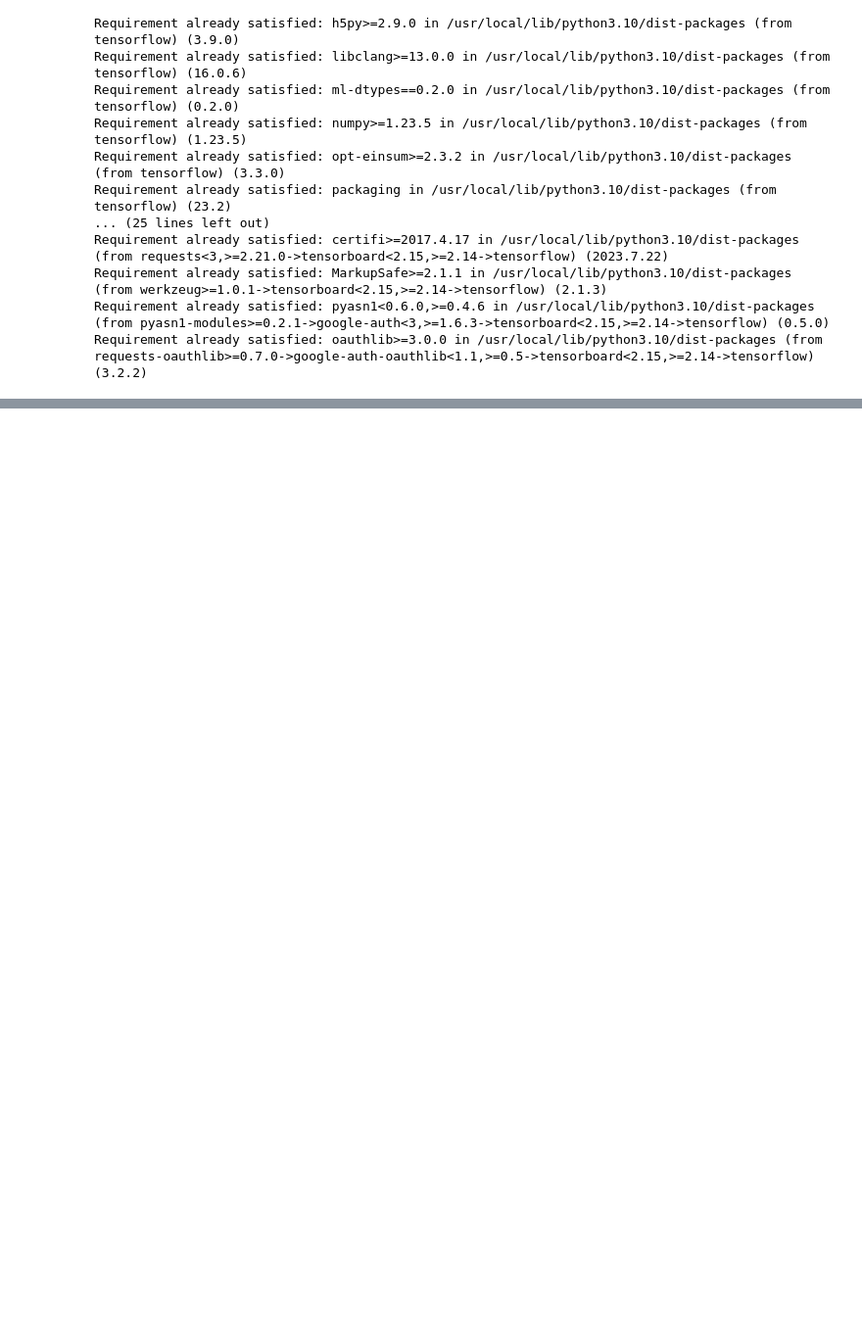
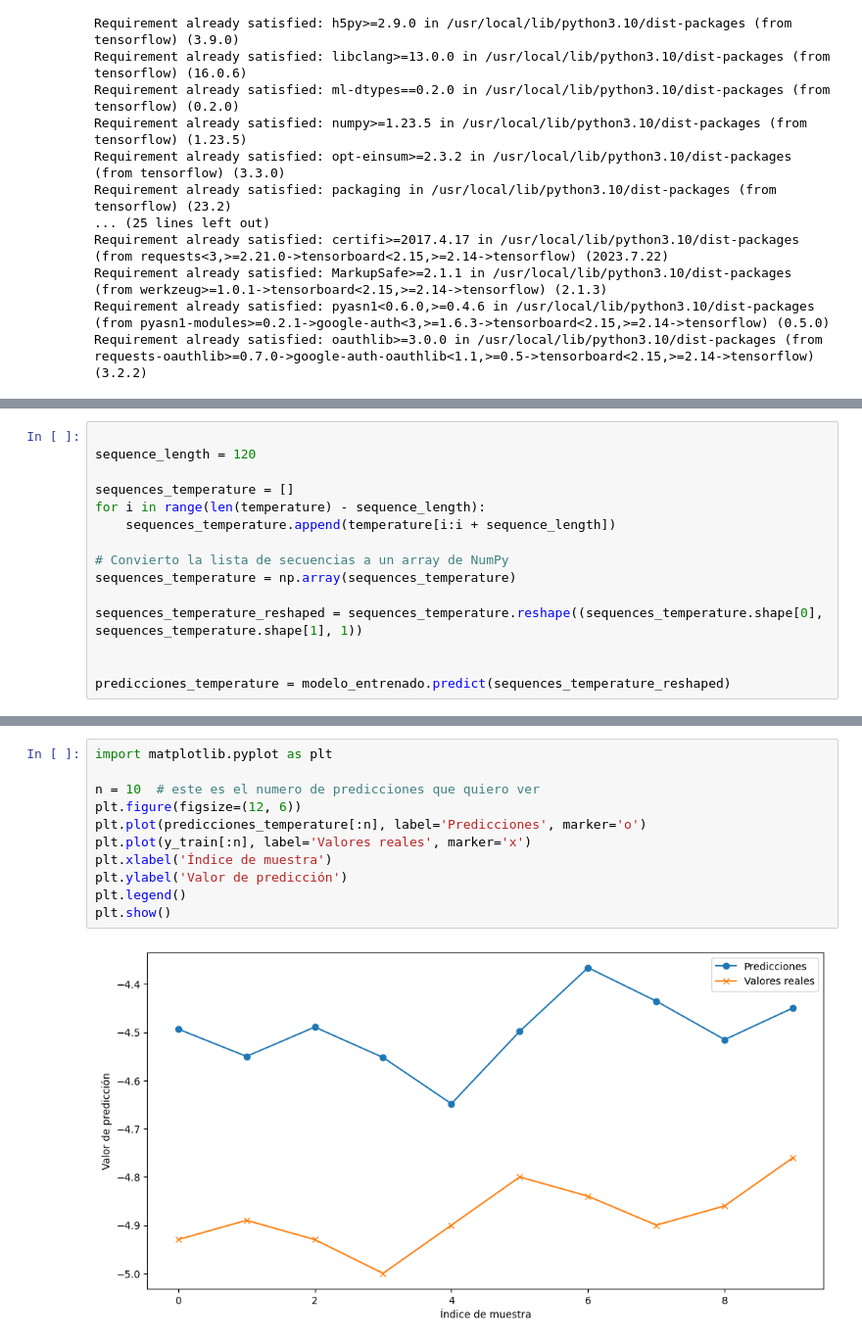
Before and after one commit to AldousSama/Tarea1, a Jupyter notebook: Clima.ipynb, the cells around one changed output, grey strips where cells are left out. Shown: that part at 98% size. Cells and saved outputs as stored; diff of their text form; blank space fills up the shorter version.

```diff
--- a/Clima.ipynb
+++ b/Clima.ipynb
@@ -154,0 +225,15 @@ Epoch 5/5
+# %%
+
+sequence_length = 120
+
+sequences_temperature = []
+for i in range(len(temperature) - sequence_length):
+    sequences_temperature.append(temperature[i:i + sequence_length])
+
+# Convierto la lista de secuencias a un array de NumPy
+sequences_temperature = np.array(sequences_temperature)
+
+sequences_temperature_reshaped = sequences_temperature.reshape((sequences_temperature.shape[0], sequences_temperature.shape[1], 1))
+
+
+predicciones_temperature = modelo_entrenado.predict(sequences_temperature_reshaped)
@@ -154,0 +242,13 @@ Epoch 5/5
+# %%
+import matplotlib.pyplot as plt
+
+n = 10  # este es el numero de predicciones que quiero ver
+plt.figure(figsize=(12, 6))
+plt.plot(predicciones_temperature[:n], label='Predicciones', marker='o')
+plt.plot(y_train[:n], label='Valores reales', marker='x')
+plt.xlabel('Índice de muestra')
+plt.ylabel('Valor de predicción')
+plt.legend()
+plt.show()
+# %% [output]
+[figure, added]
```
Also changed, not shown: parts of 12 cells of this notebook.
